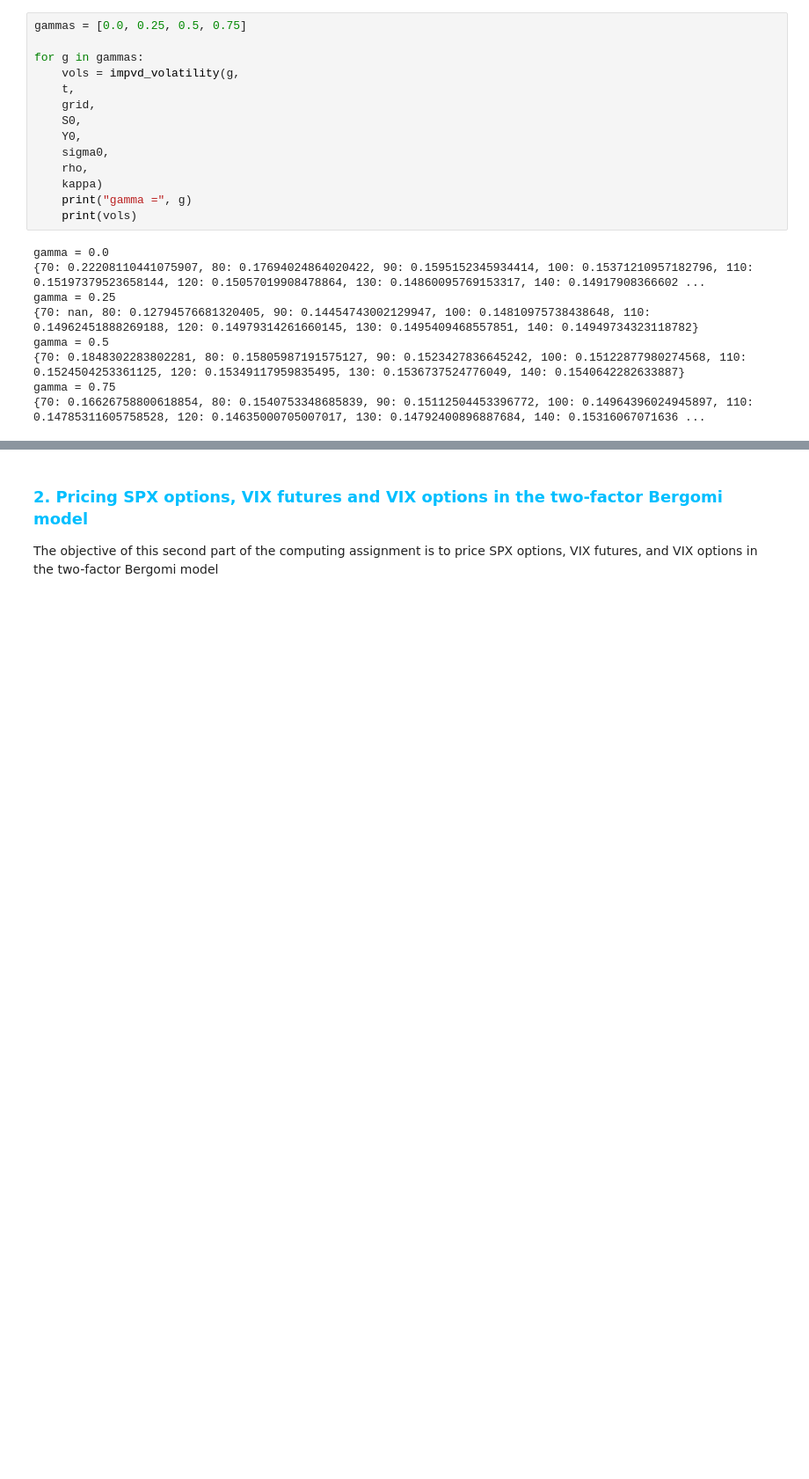
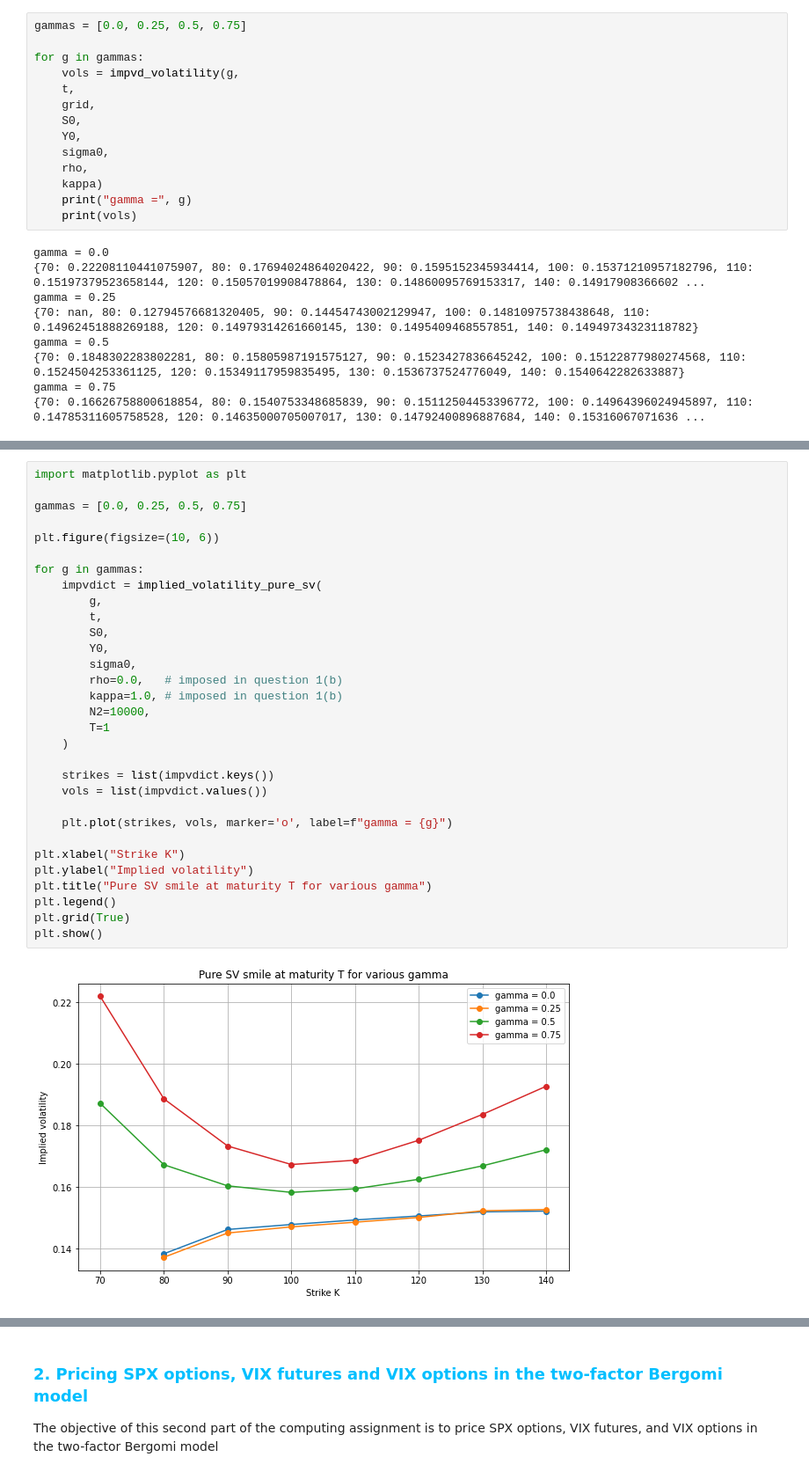
Before and after one commit to Julien-website/Stochastic_Loc_Vol_Project, a Jupyter notebook: ComputingAssignment - AdvancedCalibrationMethodsAndVixDerivatives.ipynb, the cells around one changed output, grey strips where cells are left out. Shown at 88% size. Drawn from its saved outputs; the diff is of its cells as text; blank space fills up the shorter version.

```diff
--- a/ComputingAssignment - AdvancedCalibrationMethodsAndVixDerivatives.ipynb
+++ b/ComputingAssignment - AdvancedCalibrationMethodsAndVixDerivatives.ipynb
@@ -544,0 +670,33 @@ gamma = 0.75
+# %%
+import matplotlib.pyplot as plt
+
+gammas = [0.0, 0.25, 0.5, 0.75]
+
+plt.figure(figsize=(10, 6))
+
+for g in gammas:
+    impvdict = implied_volatility_pure_sv(
+        g,
+        t,
+        S0,
+        Y0,
+        sigma0,
+        rho=0.0,   # imposed in question 1(b)
+        kappa=1.0, # imposed in question 1(b)
+        N2=10000,
+        T=1
+    )
+
+    strikes = list(impvdict.keys())
+    vols = list(impvdict.values())
+
+    plt.plot(strikes, vols, marker='o', label=f"gamma = {g}")
+
+plt.xlabel("Strike K")
+plt.ylabel("Implied volatility")
+plt.title("Pure SV smile at maturity T for various gamma")
+plt.legend()
+plt.grid(True)
+plt.show()
+# %% [output]
+[figure, added]
```
Also changed, not shown: parts of 5 cells of this notebook.
